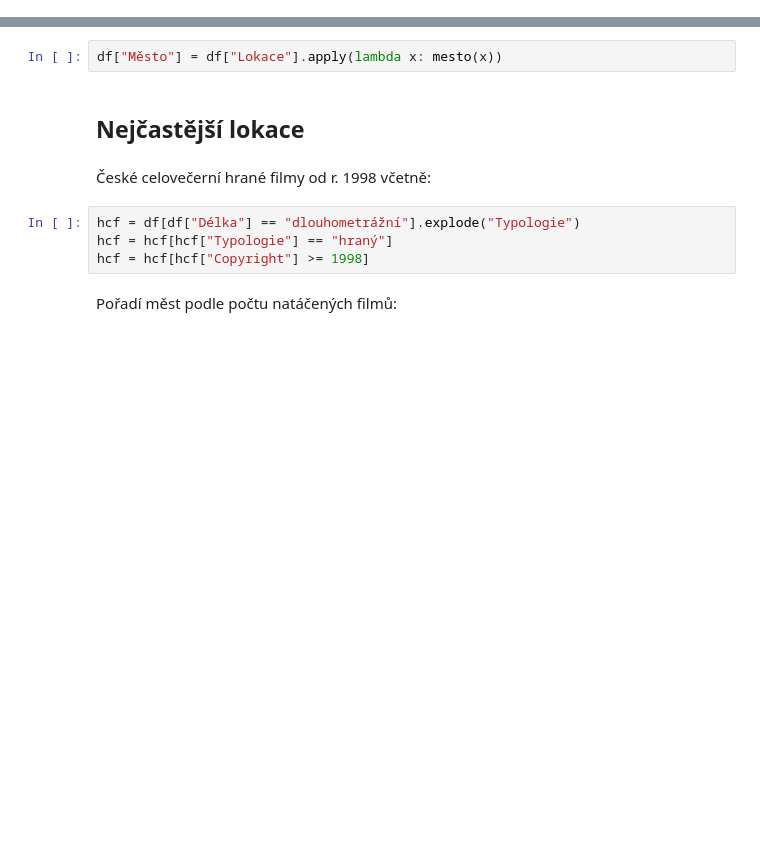
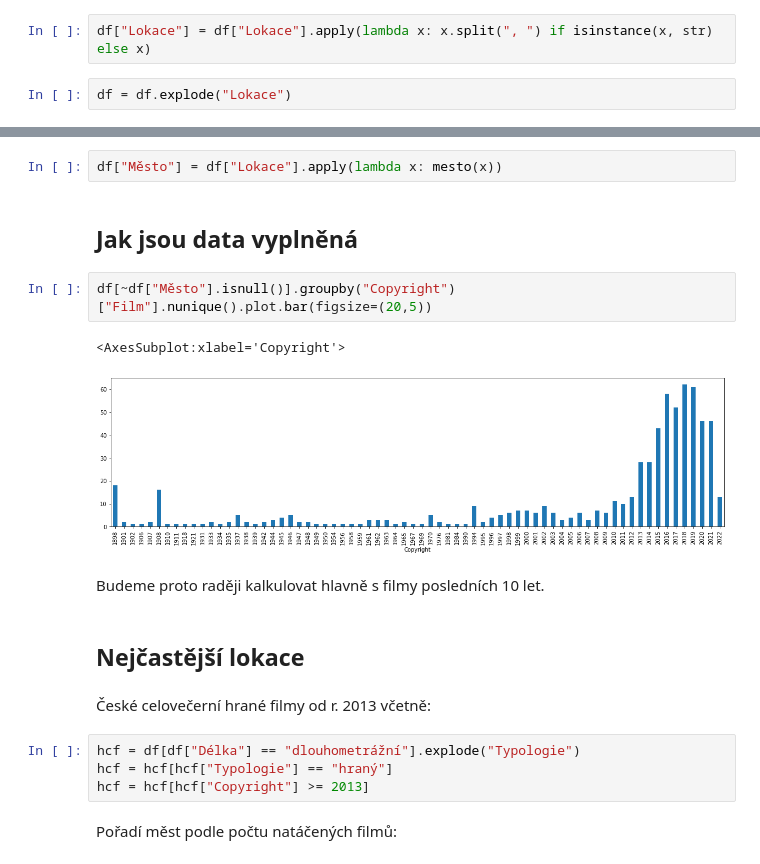
Before and after one commit to DataRozhlas/filmovy-prehled, a Jupyter notebook: 906 lokace pro ČT.ipynb, the cells around one changed output, grey strips where cells are left out. Cells and saved outputs as stored; diff of their text form; blank space fills up the shorter version.

```diff
--- a/906 lokace pro ČT.ipynb
+++ b/906 lokace pro ČT.ipynb
@@ -16,6 +18,10 @@ df = vycisti(df, opravy)
 persony = pd.read_json(os.path.join("data", "persony.json")).drop_duplicates()
 # %%
 df = df.explode("Lokace")
+# %%
+df["Lokace"] = df["Lokace"].apply(lambda x: x.split(", ") if isinstance(x, str) else x)
+# %%
+df = df.explode("Lokace")
 # %%
 def mesto(lokace):
 
@@ -52,14 +58,23 @@ def mesto(lokace):
     return(mesto)
 # %%
 df["Město"] = df["Lokace"].apply(lambda x: mesto(x))
+# %% [markdown]
+## Jak jsou data vyplněná
+# %%
+df[~df["Město"].isnull()].groupby("Copyright")["Film"].nunique().plot.bar(figsize=(20,5))
+# %% [output]
+<AxesSubplot:xlabel='Copyright'>
+[figure, added]
+# %% [markdown]
+Budeme proto raději kalkulovat hlavně s filmy posledních 10 let.
 # %% [markdown]
 ## Nejčastější lokace
 # %% [markdown]
-České celovečerní hrané filmy od r. 1998 včetně:
+České celovečerní hrané filmy od r. 2013 včetně:
 # %%
 hcf = df[df["Délka"] == "dlouhometrážní"].explode("Typologie")
 hcf = hcf[hcf["Typologie"] == "hraný"]
-hcf = hcf[hcf["Copyright"] >= 1998]
+hcf = hcf[hcf["Copyright"] >= 2013]
 # %% [markdown]
 Pořadí měst podle počtu natáčených filmů:
 # %%
```
Also changed, not shown: parts of 36 cells of this notebook, 7 other files.
